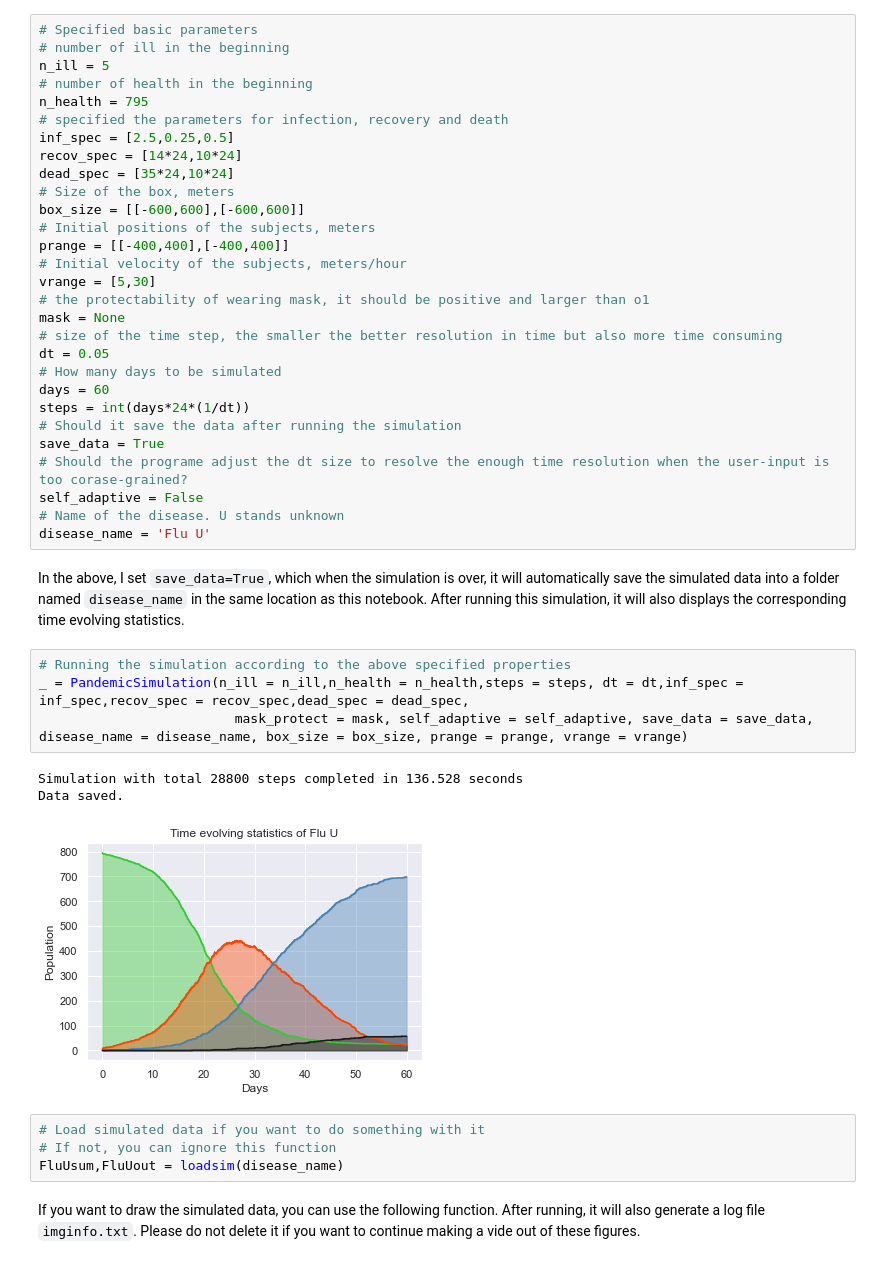
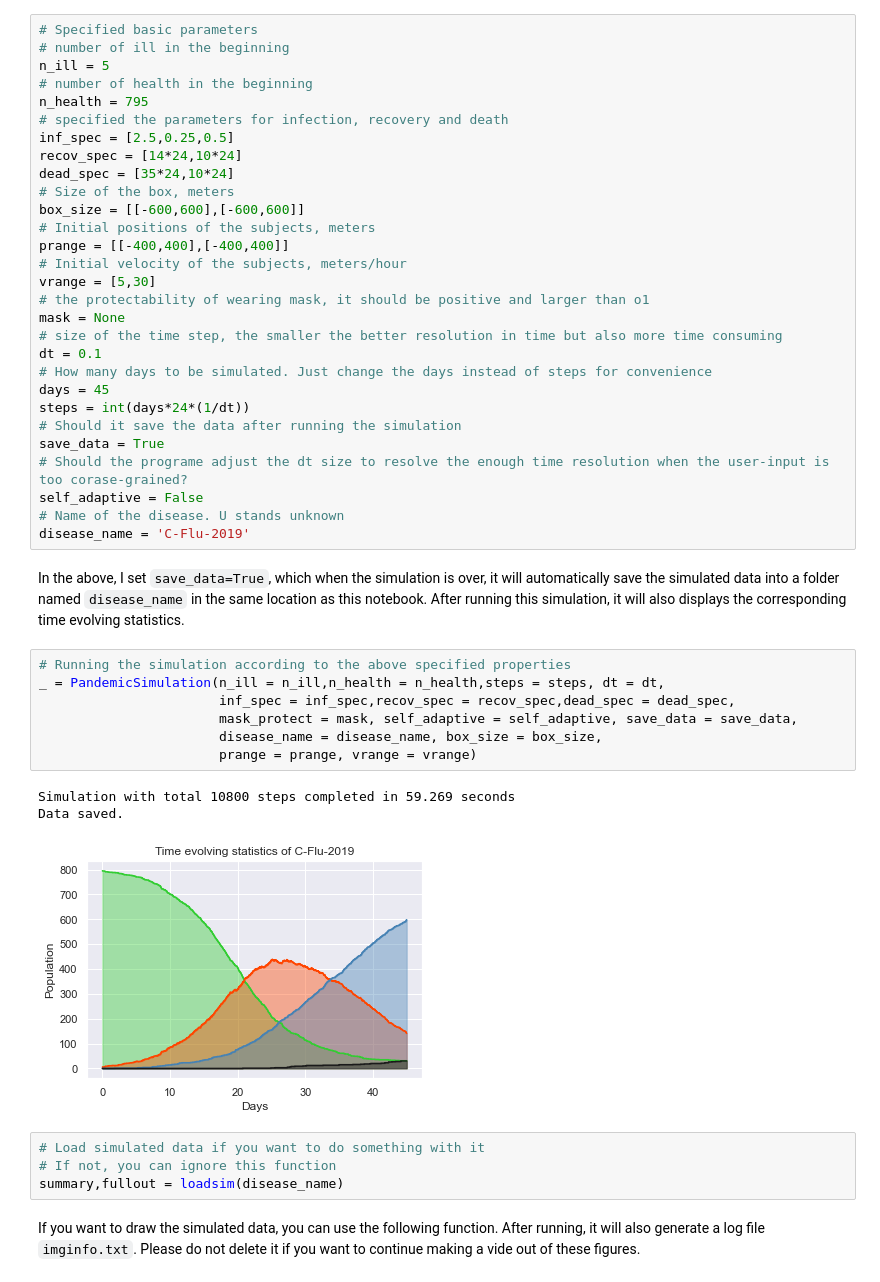
Before and after one commit to yenhsunlin/yhblog, a Jupyter notebook: pandemic/pandemic.ipynb, the cells around one changed output. Cells and saved outputs as stored; diff of their text form.

```diff
--- a/pandemic/pandemic.ipynb
+++ b/pandemic/pandemic.ipynb
@@ -34,30 +34,33 @@ vrange = [5,30]
 # the protectability of wearing mask, it should be positive and larger than o1
 mask = None
 # size of the time step, the smaller the better resolution in time but also more time consuming
-dt = 0.05
-# How many days to be simulated
-days = 60
+dt = 0.1
+# How many days to be simulated. Just change the days instead of steps for convenience
+days = 45
 steps = int(days*24*(1/dt))
 # Should it save the data after running the simulation
 save_data = True
 # Should the programe adjust the dt size to resolve the enough time resolution when the user-input is too corase-grained?
 self_adaptive = False
 # Name of the disease. U stands unknown
-disease_name = 'Flu U'
+disease_name = 'C-Flu-2019'
 # %% [markdown]
 In the above, I set `save_data=True`, which when the simulation is over, it will automatically save the simulated data into a folder named `disease_name` in the same location as this notebook. After running this simulation, it will also displays the corresponding time evolving statistics.
 # %%
 # Running the simulation according to the above specified properties
-_ = PandemicSimulation(n_ill = n_ill,n_health = n_health,steps = steps, dt = dt,inf_spec = inf_spec,recov_spec = recov_spec,dead_spec = dead_spec,
-                         mask_protect = mask, self_adaptive = self_adaptive, save_data = save_data, disease_name = disease_name, box_size = box_size, prange = prange, vrange = vrange)
+_ = PandemicSimulation(n_ill = n_ill,n_health = n_health,steps = steps, dt = dt,
+                       inf_spec = inf_spec,recov_spec = recov_spec,dead_spec = dead_spec,
+                       mask_protect = mask, self_adaptive = self_adaptive, save_data = save_data,
+                       disease_name = disease_name, box_size = box_size,
+                       prange = prange, vrange = vrange)
 # %% [output]
-Simulation with total 28800 steps completed in 136.528 seconds
+Simulation with total 10800 steps completed in 59.269 seconds
 Data saved.
-[figure, old version]
+[figure, new version]
 # %%
 # Load simulated data if you want to do something with it
 # If not, you can ignore this function
-FluUsum,FluUout = loadsim(disease_name)
+summary,fullout = loadsim(disease_name)
 # %% [markdown]
 If you want to draw the simulated data, you can use the following function. After running, it will also generate a log file `imginfo.txt`. Please do not delete it if you want to continue making a vide out of these figures.
 # %%
```
Also changed, not shown: parts of 6 cells of this notebook, 2 other files.
